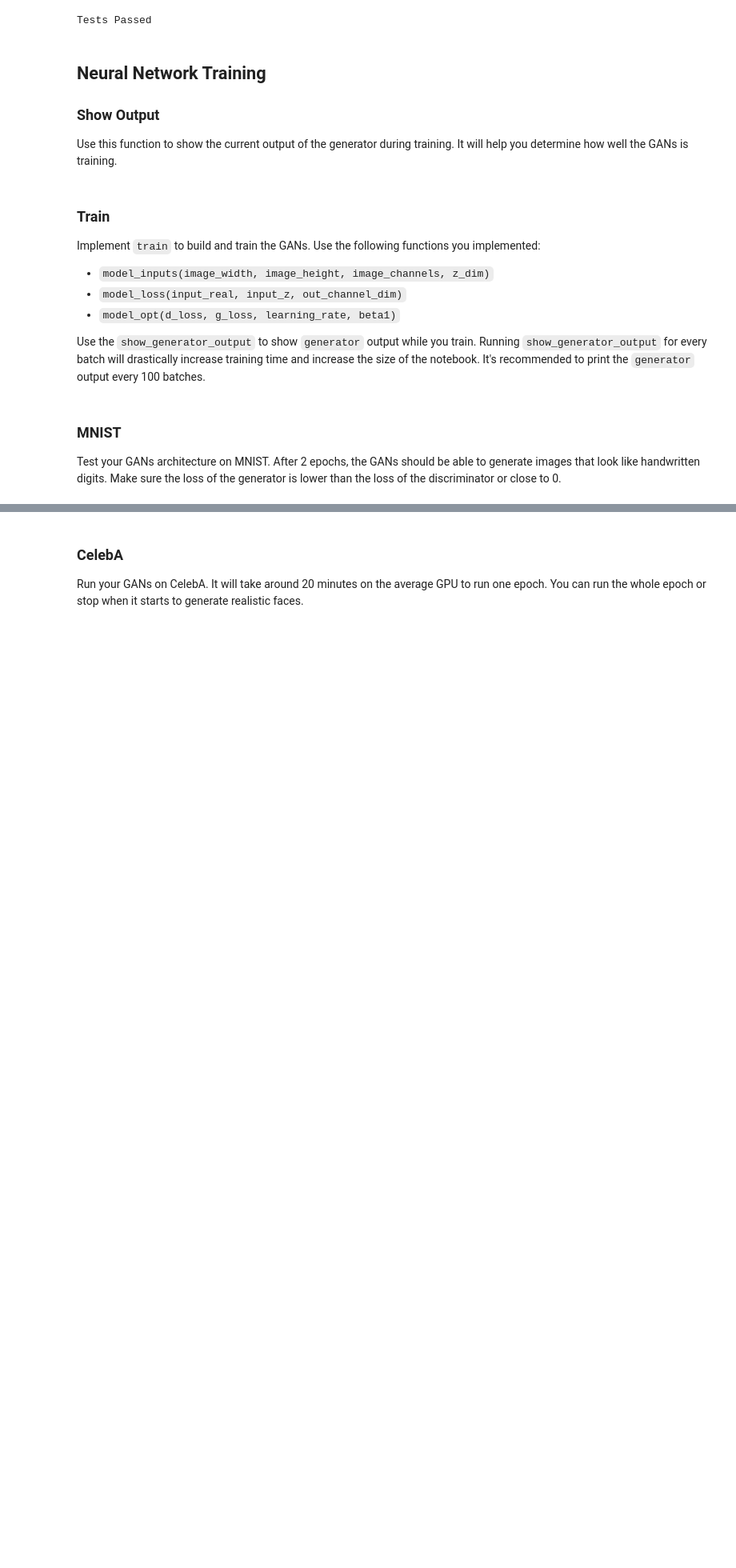
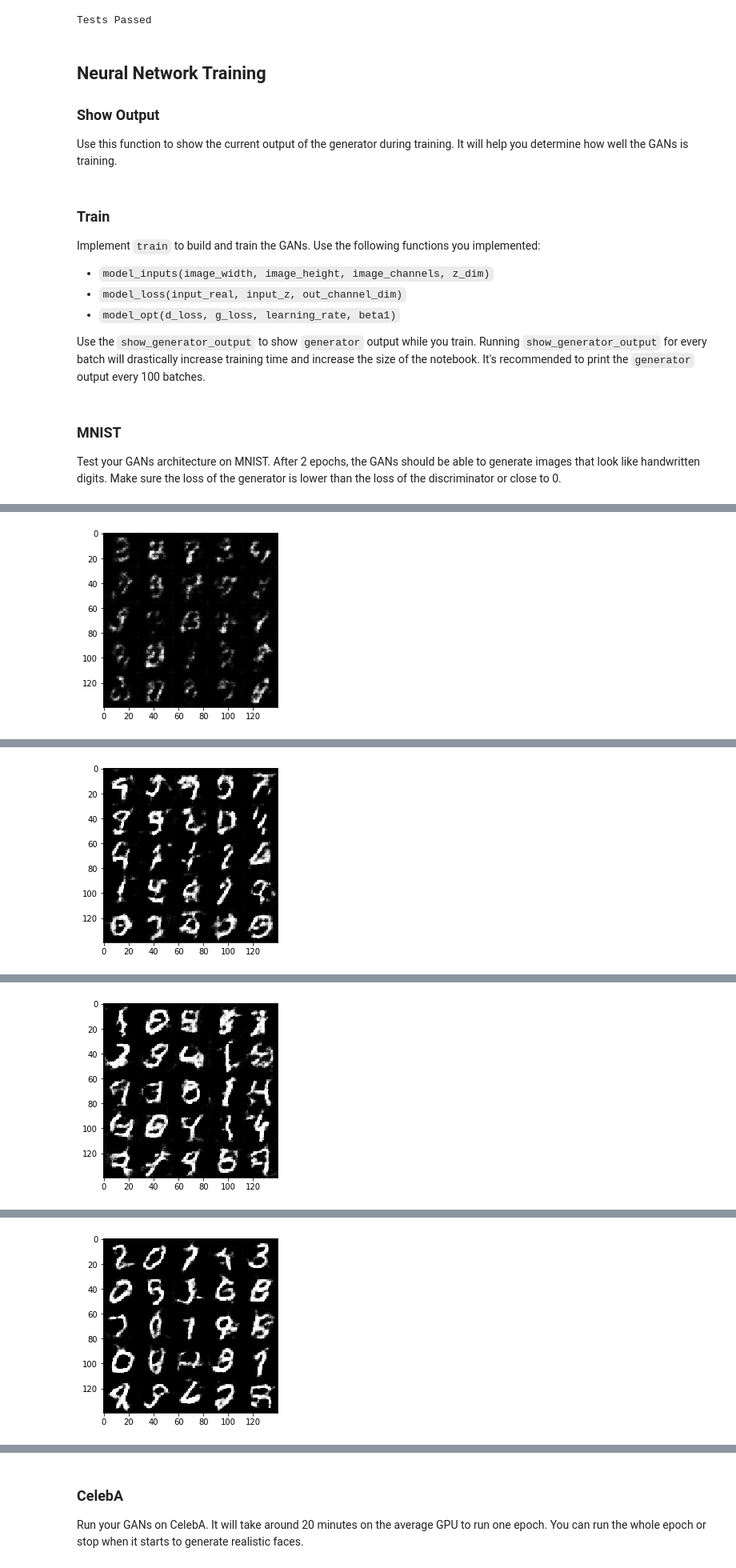
Before and after one commit to XCMer/face_generation, a Jupyter notebook: dlnd_face_generation.ipynb, the cells around one changed output, grey strips where cells are left out. Shown: that part at 80% size. Cells and saved outputs as stored; diff of their text form; code cells hidden in the pictures; blank space fills up the shorter version.

```diff
--- a/dlnd_face_generation.ipynb
+++ b/dlnd_face_generation.ipynb
@@ -140,6 +146,7 @@ def discriminator(images, reuse=False):
     with tf.variable_scope('discriminator', reuse=reuse):
         # Input: 28x28x3
         layer = tf.layers.conv2d(images, 64, 5, strides=2, padding='same')
+        layer = tf.layers.batch_normalization(layer, training=True)
         layer = tf.maximum(layer * 0.2, layer)
         # Output: 14x14x64
 
@@ -148,13 +155,13 @@ def discriminator(images, reuse=False):
         layer = tf.maximum(layer * 0.2, layer)
         # Output: 7x7x128
 
-        layer = tf.layers.conv2d(layer, 256, 5, strides=2, padding='same')
+        layer = tf.layers.conv2d(layer, 256, 5, strides=1, padding='same')
         layer = tf.layers.batch_normalization(layer, training=True)
         layer = tf.maximum(layer * 0.2, layer)
-        # Output: 4x4x256
+        # Output: 7x7x256
 
         # Flatten
-        flattened = tf.reshape(layer, (-1, 4*4*256))
+        flattened = tf.reshape(layer, (-1, 7*7*256))
         logits = tf.layers.dense(flattened, 1)
         output = tf.sigmoid(logits)
 
@@ -230,7 +236,7 @@ def model_loss(input_real, input_z, out_channel_dim):
     d_model_fake, d_logits_fake = discriminator(g_model, reuse=True)
 
     d_loss_real = tf.reduce_mean(
-        tf.nn.sigmoid_cross_entropy_with_logits(logits=d_logits_real, labels=tf.ones_like(d_model_real))
+        tf.nn.sigmoid_cross_entropy_with_logits(logits=d_logits_real, labels=tf.ones_like(d_model_real) * 0.9)
     )
     d_loss_fake = tf.reduce_mean(
         tf.nn.sigmoid_cross_entropy_with_logits(logits=d_logits_fake, labels=tf.zeros_like(d_model_fake))
@@ -335,16 +341,23 @@ def train(epoch_count, batch_size, z_dim, learning_rate, beta1, get_batches, dat
     :param data_image_mode: The image mode to use for images ("RGB" or "L")
     """
     # TODO: Build Model
-    tf.reset_default_graph()
 #     print(data_shape)
     input_real, input_z, ln_rate = model_inputs(data_shape[1], data_shape[2], data_shape[3], z_dim)
     d_loss, g_loss = model_loss(input_real, input_z, data_shape[3])
     d_opt, g_opt = model_opt(d_loss, g_loss, learning_rate, 0.5)
 
     saver = tf.train.Saver()
-    sample_z = np.random.uniform(-1, 1, size=(72, z_dim))
-    print_every = 1
-    show_every = batch_size
+    total_records = data_shape[0]
+
+    # Print every 10% of total_records
+    print_every = int(0.1 * total_records / batch_size)
+
+    # Show every 20% of total_records * epoch_count
+    # we don't want to show image very often
+    # by multiplying by no. of epochs, we ensure that images are rendered
+    # only 5 times regardless of the batch_size and no. of epochs, plus one time
+    # in the end.
+    show_every = int(0.2 * total_records * epoch_count / batch_size)
 
     losses = []
     steps = 0
@@ -355,10 +368,13 @@ def train(epoch_count, batch_size, z_dim, learning_rate, beta1, get_batches, dat
             for batch_images in get_batches(batch_size):
 #                 print(batch_images.shape)
                 # TODO: Train Model
+                batch_images = batch_images * 2
                 steps += 1
                 batch_z = np.random.uniform(-1, 1, size=(batch_size, z_dim))
 
                 _ = sess.run(d_opt, feed_dict={input_real: batch_images, input_z: batch_z, ln_rate: learning_rate})
+
+#                 for i in range(3):
                 _ = sess.run(g_opt, feed_dict={input_z: batch_z, input_real: batch_images})
 
                 if steps % print_every == 0:
@@ -373,21 +389,19 @@ def train(epoch_count, batch_size, z_dim, learning_rate, beta1, get_batches, dat
                     losses.append((train_loss_d, train_loss_g))
 
                 if steps % show_every == 0:
-                    show_generator_output(sess, 5, input_z, data_shape[3], data_image_mode)
+                    show_generator_output(sess, 25, input_z, data_shape[3], data_image_mode)
 
+        show_generator_output(sess, 25, input_z, data_shape[3], data_image_mode)
         saver.save(sess, './checkpoints/generator.ckpt')
 
-    with open('samples.pkl', 'wb') as f:
-        pkl.dump(samples, f)
-
-    return losses, samples
+    return losses
 # %% [markdown]
 ### MNIST
 Test your GANs architecture on MNIST.  After 2 epochs, the GANs should be able to generate images that look like handwritten digits.  Make sure the loss of the generator is lower than the loss of the discriminator or close to 0.
 # %%
-batch_size = 512
+batch_size = 32
 z_dim = 100
-learning_rate = 0.0001
+learning_rate = 0.0003
 beta1 = 0.5
 
 
@@ -406,0 +422 @@ Epoch 1/2... Discriminator Loss: 0.5532... Generator Loss: 1.1160
+[figure, added]
@@ -407,0 +427 @@ IndexError: list index out of range
+[figure, added]
@@ -407,0 +432 @@ IndexError: list index out of range
+[figure, added]
@@ -407,0 +437 @@ IndexError: list index out of range
+[figure, added]
```
Also changed, not shown: parts of 8 cells of this notebook.
